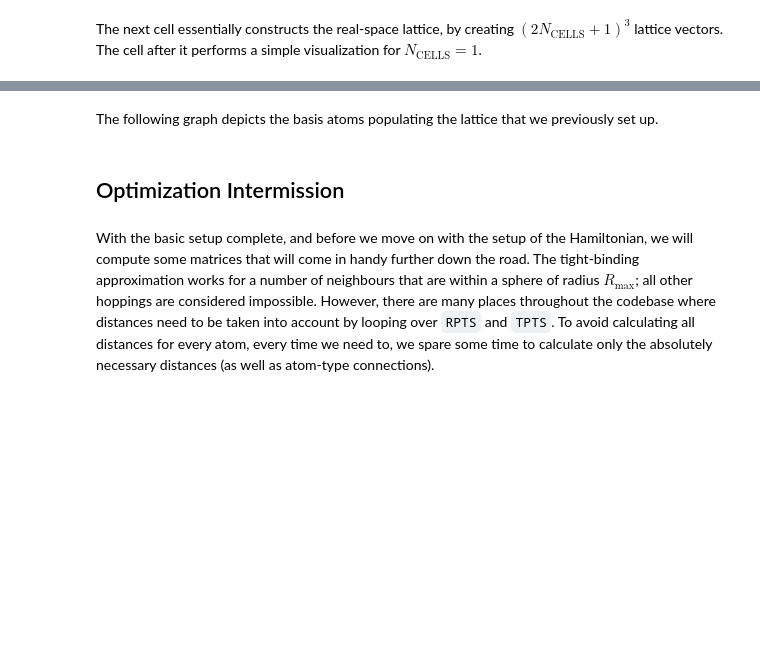
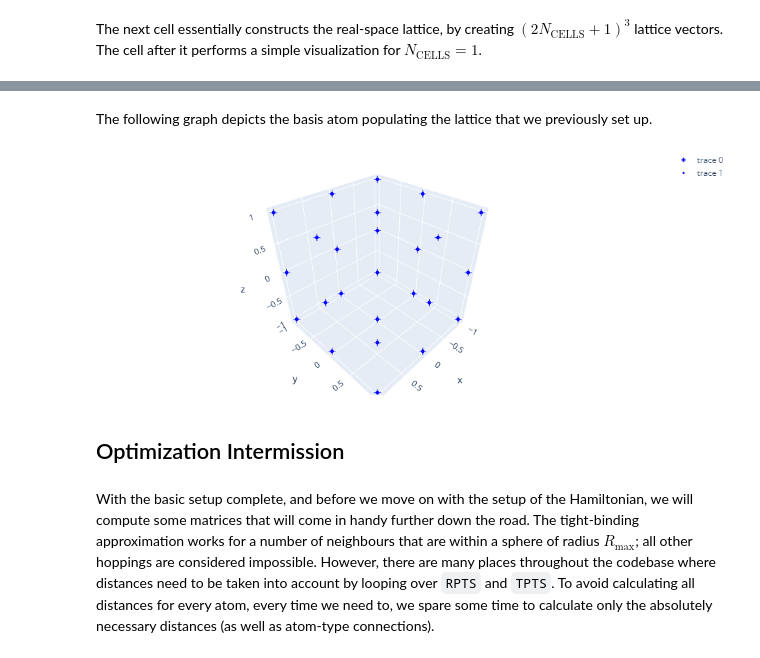
Before and after one commit to srigas/topological_superconductivity, a Jupyter notebook: Documentation.ipynb, the cells around one changed output, grey strips where cells are left out. Cells and saved outputs as stored; diff of their text form; code cells hidden in the pictures; blank space fills up the shorter version.

```diff
--- a/Documentation.ipynb
+++ b/Documentation.ipynb
@@ -246,15 +268,9 @@ The blue points in the figure above correspond to lattice sites, but the lattice
 # %%
 from tsc.basis_atoms import single_atom, extract_atom_vectors
 
-# Call functions from basis_atoms.py to get atoms
-atom_1 = single_atom(x = 0.0, y = 0.0, z = 0.0, atom_type = 1, E_0 = 0.0, U = 0.0,
-                     n_bar = 0.4, B_x = 0.0, B_y = 0.0, B_z = 0.5, Λ = 0.0)
-atom_2 = single_atom(x = 0.2, y = 0.2, z = 0.2, atom_type = 2, E_0 = 0.4, U = 0.5,
-                     n_bar = 1.0, B_x = 0.5, B_y = 0.2, B_z = 0.5, Λ = 0.0)
-
-# Stack the results to get the basis atoms array
-atoms = np.vstack((atom_1,atom_2))
-#atoms = atom_1
+# Call functions from basis_atoms.py to get atom
+atoms = single_atom(x = 0.0, y = 0.0, z = 0.0, atom_type = 1, E_0 = 0.0, U = 0.0,
+                     n_bar = 1.0, B_x = 0.0, B_y = 0.0, B_z = 0.0, Λ = 2.0)
 
 # Extract the vectors from the called function
 TPTS, atom_types, E_0, U, n_bar, B, Λ = extract_atom_vectors(atoms)
@@ -266,9 +292,11 @@ The parameters here correspond to the basis atom's position on the lattice ($x$,
 # %% [markdown]
-The following graph depicts the basis atoms populating the lattice that we previously set up.
+The following graph depicts the basis atom populating the lattice that we previously set up.
 # %%
-from tests.doc_plots import plot_atoms
+from tests.doc_helper import plot_atoms
 
-#plot_atoms(RPTS,TPTS)
+plot_atoms(RPTS,TPTS)
+# %% [output]
+[figure, added]
 # %% [markdown]
 ## Optimization Intermission
 # %% [markdown]
```
Also changed, not shown: parts of 42 cells of this notebook, 4 other files.
